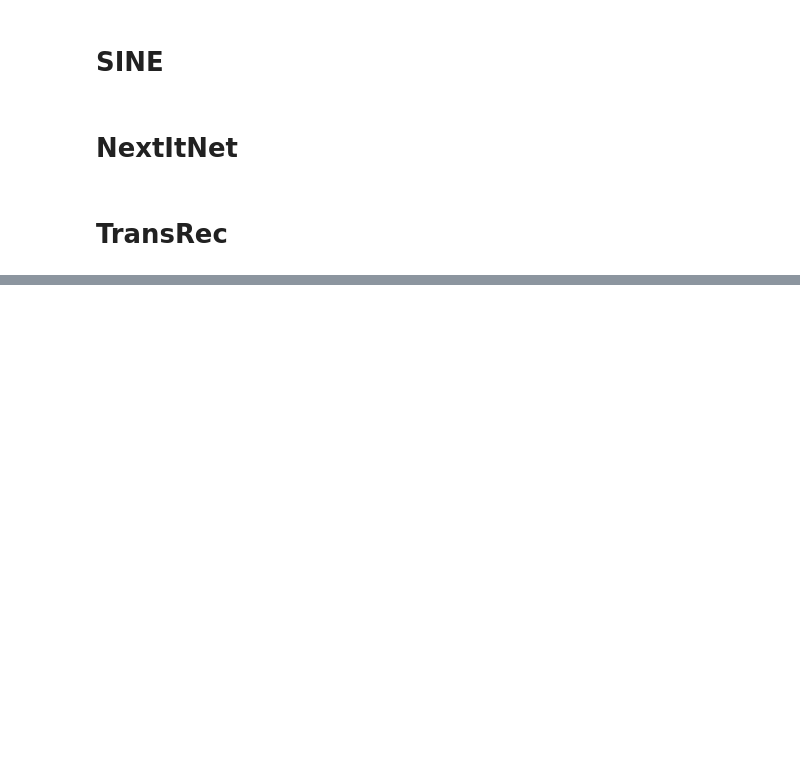
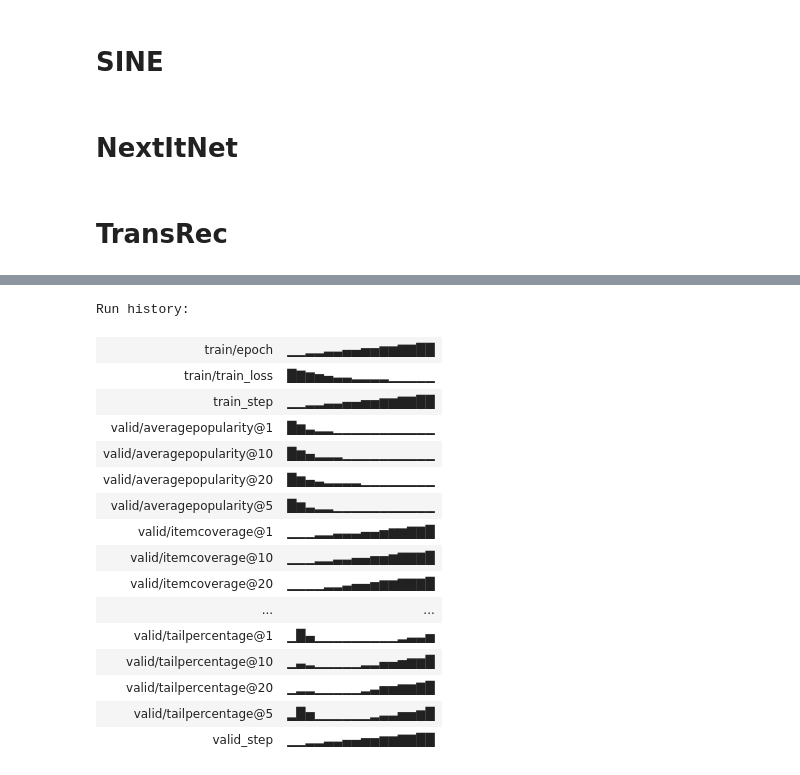
Before and after one commit to Ch1llyPeppe7/STMamba4DPR, a Jupyter notebook: test.ipynb, the cells around one changed output, grey strips where cells are left out. Saved outputs shown, nothing was run; the diff lists cells and outputs as text; code cells hidden in the pictures; blank space fills up the shorter version.

```diff
--- a/test.ipynb
+++ b/test.ipynb
@@ -1383,7 +1767,7 @@ if __name__ == '__main__':
     valid_data,  # 可以保留验证数据集
     verbose=True,    # 保留详细信息，打印结果
     saved=True,      # 根据需要决定是否保存模型参数
-    show_progress=False,
+    show_progress=True,
     callback_fn=None  # 如果不需要回调函数，可以设置为 None
 )
 
@@ -1395,10 +1779,7 @@ if __name__ == '__main__':
     )
 
     environment_tb = get_environment(config)
-    logger.info(
-        "The running environment of this training is as follows:\n"
-        + environment_tb.draw()
-    )
+    trainer.wandblogger._wandb.finish()
 
     logger.info(set_color("best valid ", "yellow") + f": {best_valid_result}")
     logger.info(set_color("test result", "yellow") + f": {test_result}")
@@ -2383,0 +2930,56 @@ if __name__ == '__main__':
+# %%
+from recbole.model.sequential_recommender import SASRec
+from utils import *
+import os
+from recbole.trainer import Trainer
+if __name__ == '__main__':
+    torch.cuda.empty_cache()
+    config = Config(model=SASRec, config_file_list=['Configs/SASRec.yaml'])
+    init_seed(config['seed'], config['reproducibility'])
+
+    # logger initialization
+    init_logger(config)
+    logger = getLogger()
+    logger.info(sys.argv)
+    logger.info(config)
+
+    logger.info(dataset)
+
+    # model loading and initialization
+    init_seed(config["seed"] + config["local_rank"], config["reproducibility"])
+    model = SASRec(config, train_data.dataset).to(config['device'])
+    logger.info(model)
+
+    transform = construct_transform(config)
+    flops = get_flops(model, dataset, config["device"], logger, transform)
+    logger.info(set_color("FLOPs", "blue") + f": {flops}")
+
+    # trainer loading and initialization
+    trainer = Trainer(config, model)
+
+    best_valid_score, best_valid_result = trainer.fit(
+    train_data,
+    valid_data,  # 可以保留验证数据集
+    verbose=True,    # 保留详细信息，打印结果
+    saved=True,      # 根据需要决定是否保存模型参数
+    show_progress=False,
+    callback_fn=None  # 如果不需要回调函数，可以设置为 None
+)
+
+
+
+    # model evaluation
+    test_result = trainer.evaluate(
+        test_data, show_progress=config["show_progress"]
+    )
+
+    environment_tb = get_environment(config)
+    logger.info(
+        "The running environment of this training is as follows:\n"
+        + environment_tb.draw()
+    )
+
+    logger.info(set_color("best valid ", "yellow") + f": {best_valid_result}")
+    logger.info(set_color("test result", "yellow") + f": {test_result}")
+    trainer.wandblogger._wandb.finish()
+# %% [output]
@@ -2383,0 +3026,17 @@ if __name__ == '__main__':
+Run history:
+| train/epoch | ▁▁▂▂▃▃▄▄▅▅▆▆▇▇██ |
+| train/train_loss | █▇▆▅▄▃▃▂▂▂▂▁▁▁▁▁ |
+| train_step | ▁▁▂▂▃▃▄▄▅▅▆▆▇▇██ |
+| valid/averagepopularity@1 | █▆▃▂▂▁▁▁▁▁▁▁▁▁▁▁ |
+| valid/averagepopularity@10 | █▆▄▂▂▂▁▁▁▁▁▁▁▁▁▁ |
+| valid/averagepopularity@20 | █▆▄▃▂▂▂▂▁▁▁▁▁▁▁▁ |
+| valid/averagepopularity@5 | █▆▃▂▂▁▁▁▁▁▁▁▁▁▁▁ |
+| valid/itemcoverage@1 | ▁▁▁▂▂▃▃▃▄▄▅▆▆▇▇█ |
+| valid/itemcoverage@10 | ▁▁▁▂▂▃▃▄▄▅▅▆▇▇▇█ |
+| valid/itemcoverage@20 | ▁▁▁▁▂▂▃▄▄▅▆▆▇▇▇█ |
+| ... | ... |
+| valid/tailpercentage@1 | ▁█▄▁▁▁▁▁▁▁▁▁▂▃▃▅ |
+| valid/tailpercentage@10 | ▁▃▂▁▁▁▁▁▂▂▄▄▅▆▆█ |
+| valid/tailpercentage@20 | ▁▂▂▁▁▁▁▁▂▃▅▅▆▆▇█ |
+| valid/tailpercentage@5 | ▂█▅▁▁▁▁▁▁▂▃▃▅▅▆█ |
+| valid_step | ▁▁▂▂▃▃▄▄▅▅▆▆▇▇██ |
```
Also changed, not shown: parts of 27 cells of this notebook, 39 other files.
